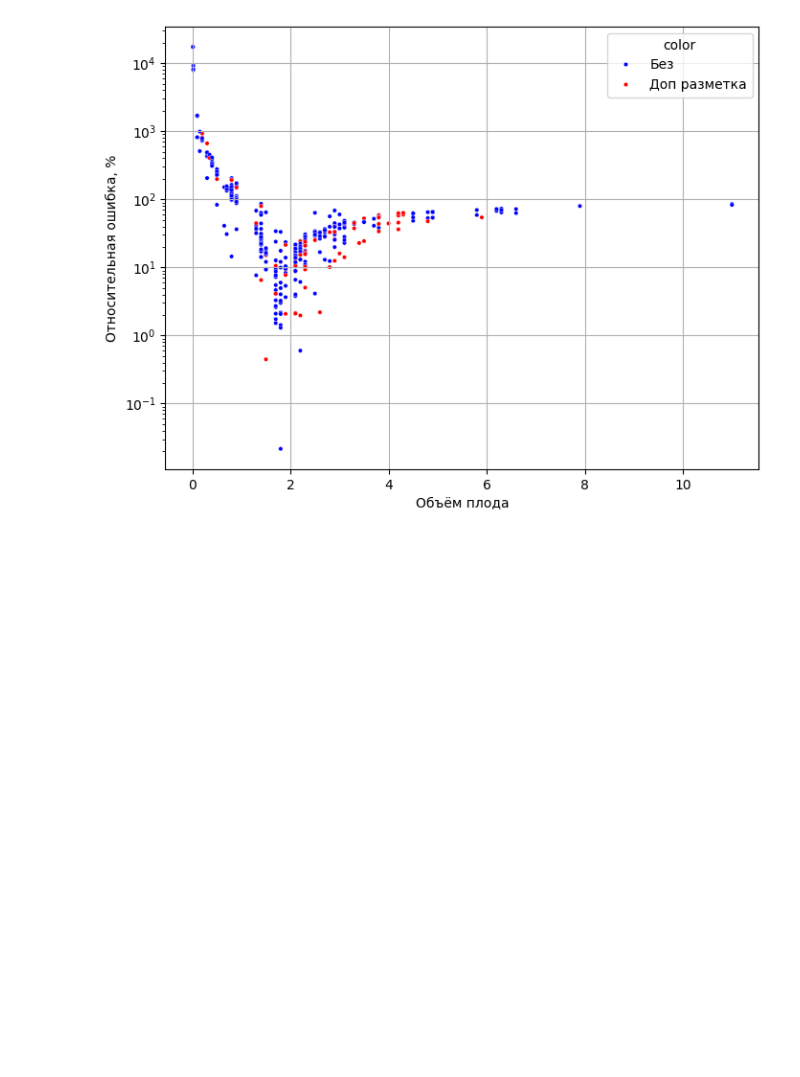
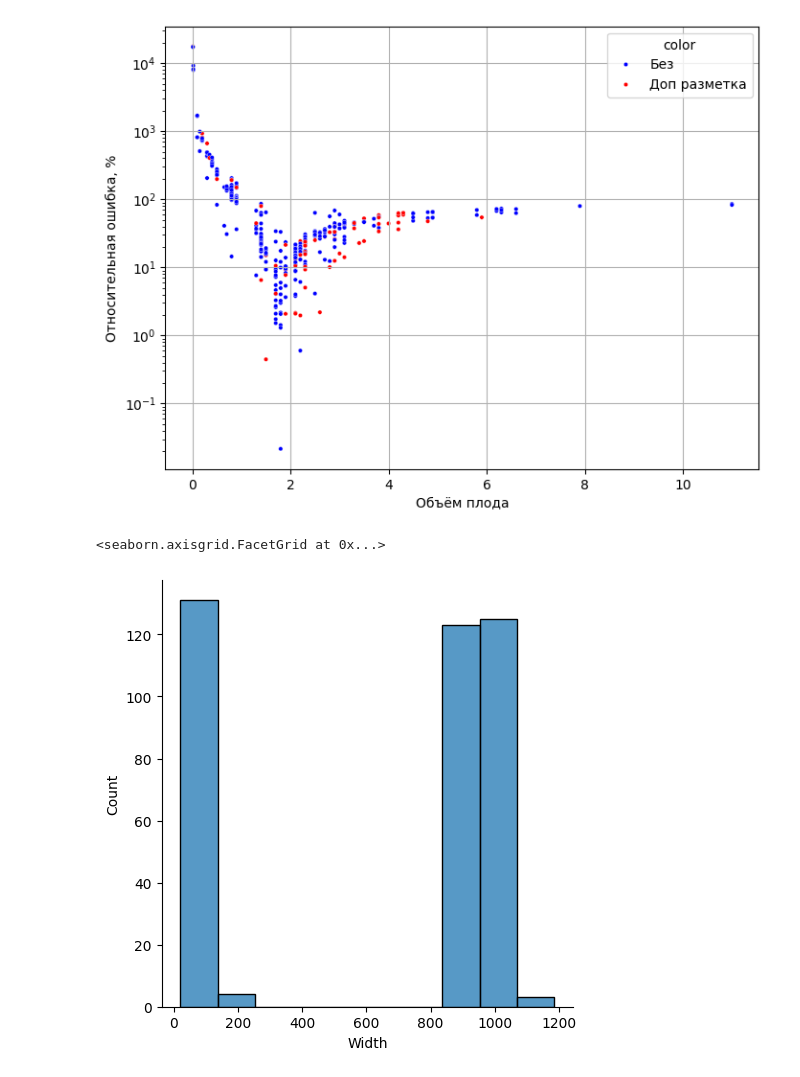
Before and after one commit to EHAT32/manioka, a Jupyter notebook: train_CNN.ipynb, the cells around one changed output. Cells and saved outputs as stored; diff of their text form; code cells hidden in the pictures; blank space fills up the shorter version.

Commit message:
new plots

```diff
--- a/train_CNN.ipynb
+++ b/train_CNN.ipynb
@@ -568,3 +573,8 @@ plt.grid(True)
 plt.show()
 # %% [output]
 [figure]
+# %%
+sns.displot(new_train_df["Width"])
+# %% [output]
+<seaborn.axisgrid.FacetGrid at 0x...>
+[figure, added]
```
Also changed, not shown: parts of 10 cells of this notebook.
